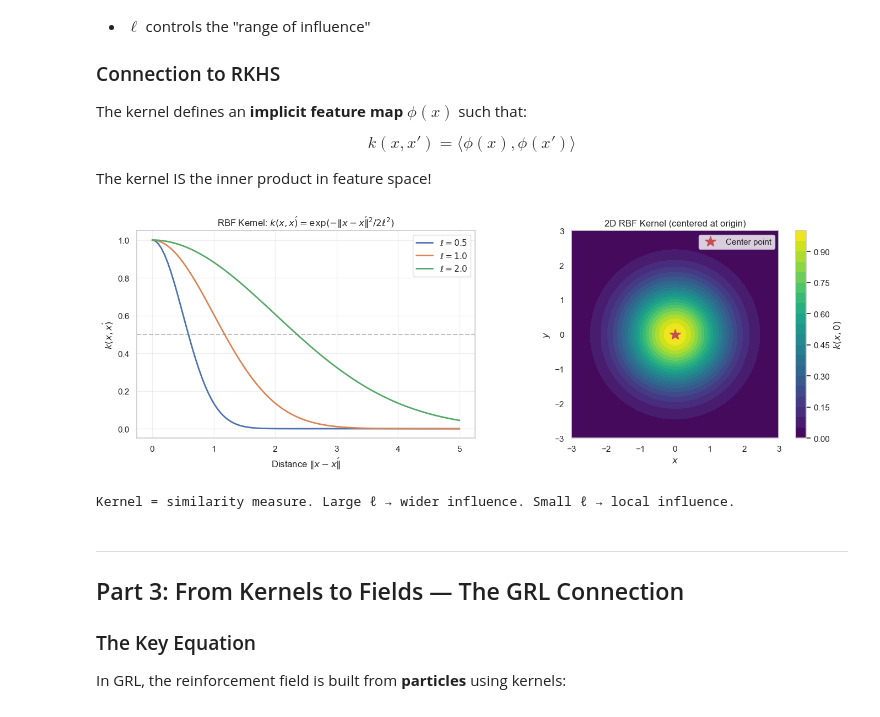
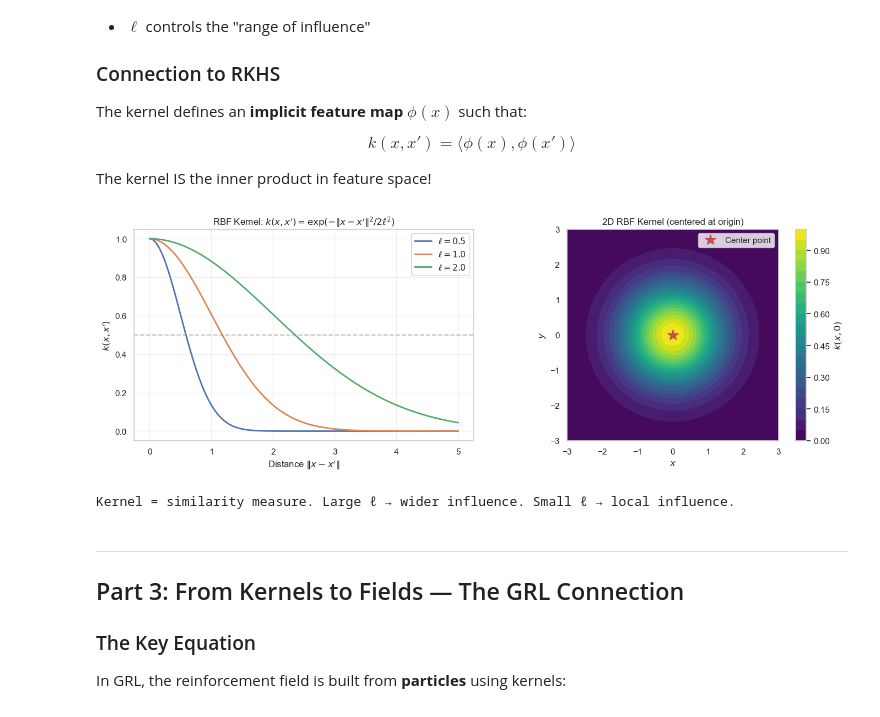
Before and after one commit to pleiadian53/GRL, a Jupyter notebook: notebooks/field_series/02_functional_fields.ipynb, the cells around one changed output. Saved outputs shown, nothing was run; the diff lists cells and outputs as text; code cells hidden in the pictures.

```diff
--- a/notebooks/field_series/02_functional_fields.ipynb
+++ b/notebooks/field_series/02_functional_fields.ipynb
@@ -207,38 +207,38 @@ def rbf_kernel_matrix(X, lengthscale=1.0):
 # Visualize kernel as a function of distance
 distances = np.linspace(0, 5, 100)
 lengthscales = [0.5, 1.0, 2.0]
 
 fig, axes = plt.subplots(1, 2, figsize=(14, 5))
 
 # Left: Kernel vs distance for different lengthscales
 ax1 = axes[0]
 for l in lengthscales:
     k_vals = np.exp(-distances**2 / (2 * l**2))
-    ax1.plot(distances, k_vals, lw=2, label=rf'$\ell = {l}$')
-ax1.set_xlabel(r'Distance $\|x - x\'\|$')
-ax1.set_ylabel(r'$k(x, x\')$')
-ax1.set_title(r'RBF Kernel: $k(x, x\') = \exp(-\|x-x\'\|^2 / 2\ell^2)$')
+    ax1.plot(distances, k_vals, lw=2, label=f'$\ell = {l}$')
+ax1.set_xlabel('Distance $\|x - x\'\|$')
+ax1.set_ylabel('$k(x, x\')$')
+ax1.set_title('RBF Kernel: $k(x, x\') = \exp(-\|x-x\'\|^2 / 2\ell^2)$')
 ax1.legend(); ax1.grid(True, alpha=0.3)
 ax1.axhline(y=0.5, color='gray', linestyle='--', alpha=0.5)
 
 # Right: 2D kernel heatmap
 ax2 = axes[1]
 x = np.linspace(-3, 3, 50)
 y = np.linspace(-3, 3, 50)
 X, Y = np.meshgrid(x, y)
 # Kernel centered at (0, 0)
 K_2d = np.exp(-(X**2 + Y**2) / (2 * 1.0**2))
 im = ax2.contourf(X, Y, K_2d, levels=20, cmap='viridis')
 ax2.plot(0, 0, 'r*', markersize=15, label='Center point')
 ax2.set_xlabel('$x$'); ax2.set_ylabel('$y$')
 ax2.set_title('2D RBF Kernel (centered at origin)')
 ax2.set_aspect('equal'); ax2.legend()
 plt.colorbar(im, ax=ax2, label='$k(x, 0)$')
 
 plt.tight_layout(); plt.show()
 print("Kernel = similarity measure. Large ℓ → wider influence. Small ℓ → local influence.")
 # %% [output]
-[figure, old version]
+[figure, new version]
 Kernel = similarity measure. Large ℓ → wider influence. Small ℓ → local influence.
 # %% [markdown]
 ---
```
Also changed, not shown: 10 other files.
